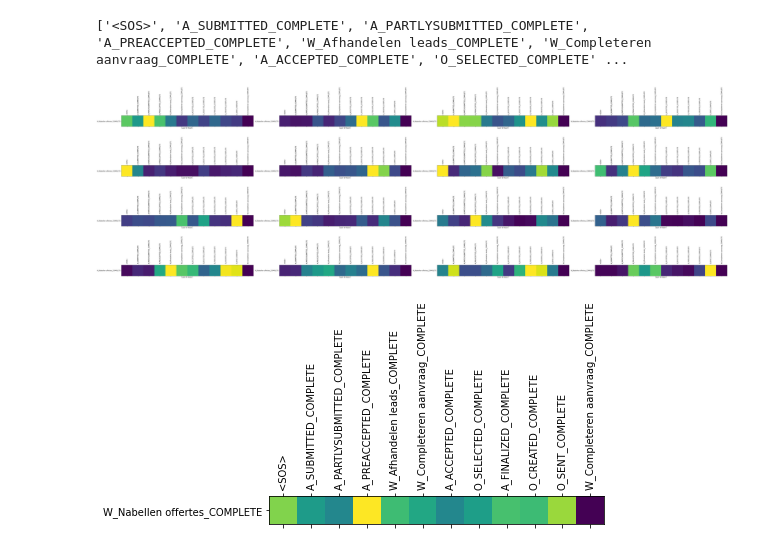
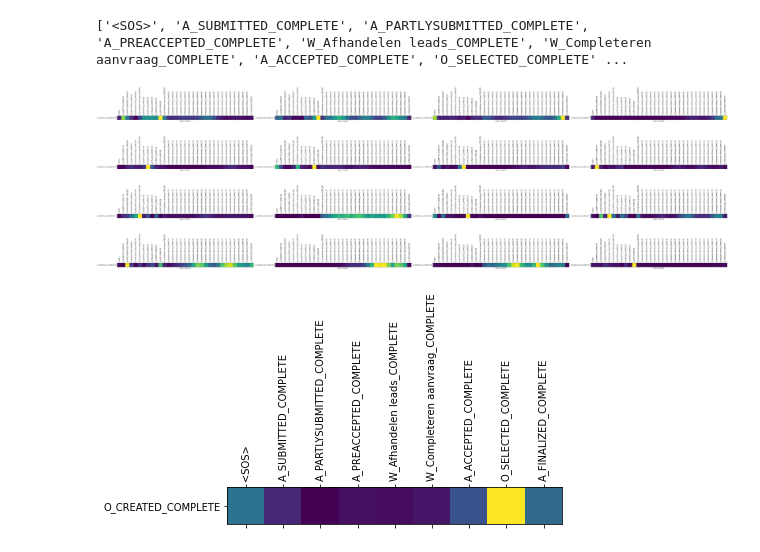
Before and after one commit to ChihchengHsieh/LINDA-BN-Eventlog-TF, a Jupyter notebook: TransformerAttentionMapExplore.ipynb, the cells around one changed output. Saved outputs shown, nothing was run; the diff lists cells and outputs as text; code cells hidden in the pictures.

Commit message:
self attend bug fixed, model trained.

```diff
--- a/TransformerAttentionMapExplore.ipynb
+++ b/TransformerAttentionMapExplore.ipynb
@@ -7,7 +7,8 @@ from Utils.DataUtils import *
 import tensorflow as tf
 import numpy as np
 # %%
-folder_path = "./SavedModels/%s" % ("0.7585_BPI2012WithResource_TransformerActivityOnly_2021-06-23 01:58:07.745507" # 1 Epoch only
+folder_path = "./SavedModels/%s" % (
+    "0.7859_BPI2012WithResource_TransformerActivityOnly_2021-06-23 03:25:19.491504" # 1 Epoch only
 )
 # %%
 ### Initialise controllers
@@ -83,10 +84,10 @@ print(all_predicted_tokens)
 ['<SOS>', 'A_SUBMITTED_COMPLETE', 'A_PARTLYSUBMITTED_COMPLETE', 'A_PREACCEPTED_COMPLETE', 'W_Afhandelen leads_COMPLETE', 'W_Completeren aanvraag_COMPLETE', 'A_ACCEPTED_COMPLETE', 'O_SELECTED_COMPLETE' ...
 # %%
 #### Click the image to see detail.
-trainer.plot_step_attention_weight(3, all_predicted_tokens, attentions_in_time_series, example_activities_input.shape[1])
+trainer.plot_step_attention_weight(24, all_predicted_tokens, attentions_in_time_series, example_activities_input.shape[1])
 # %% [output]
-[figure, old version]
+[figure, new version]
 # %%
-trainer.plot_stop_mean_attention_weight(3, all_predicted_tokens, attentions_in_time_series, example_activities_input.shape[1])
+trainer.plot_stop_mean_attention_weight(0, all_predicted_tokens, attentions_in_time_series, example_activities_input.shape[1])
 # %% [output]
-[figure, old version]
+[figure, new version]
```
Also changed, not shown: parts of 2 cells of this notebook, 45 other files.
